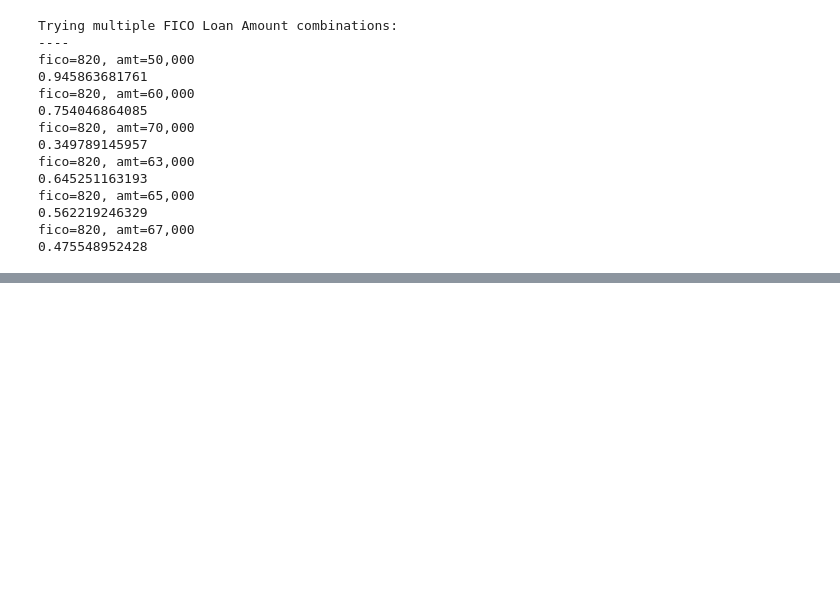
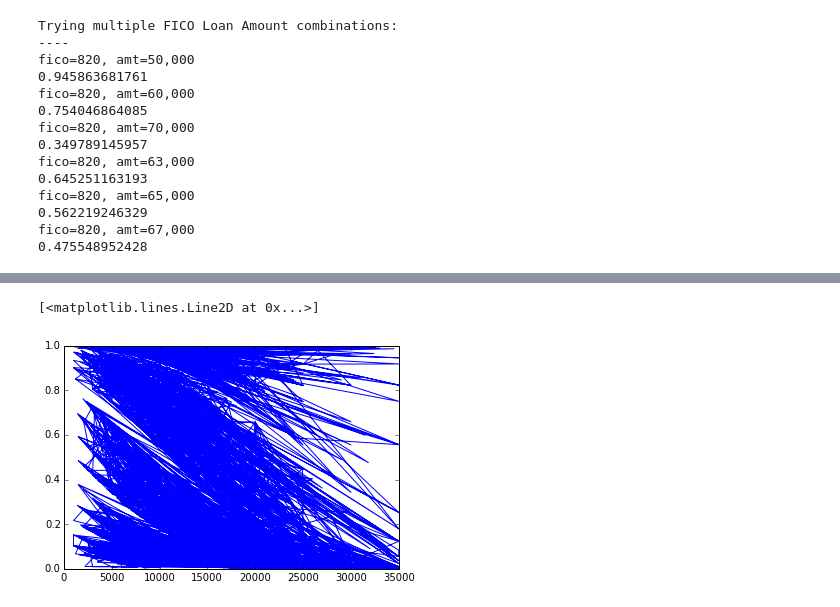
Before and after one commit to nickedes/Baby-science, a Jupyter notebook: Logistic-Reg/Analysis.ipynb, the cells around one changed output, grey strips where cells are left out. Saved outputs shown, nothing was run; the diff lists cells and outputs as text; code cells hidden in the pictures; blank space fills up the shorter version.

```diff
--- a/Logistic-Reg/Analysis.ipynb
+++ b/Logistic-Reg/Analysis.ipynb
@@ -143,0 +145,8 @@ plt.plot(x,y)
+# %%
+z = dfr['FICO.Score']
+x = dfr['Loan.Amount']
+y = pz(z,x,coeff)
+plt.plot(x,y)
+# %% [output]
+[<matplotlib.lines.Line2D at 0x...>]
+[figure, added]
```
Also changed, not shown: parts of 1 cell of this notebook.
